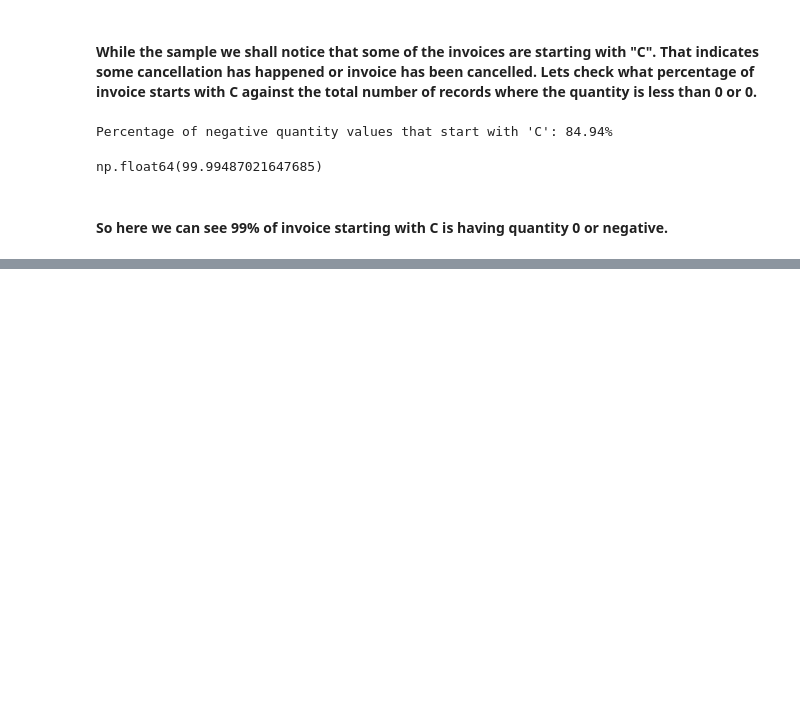
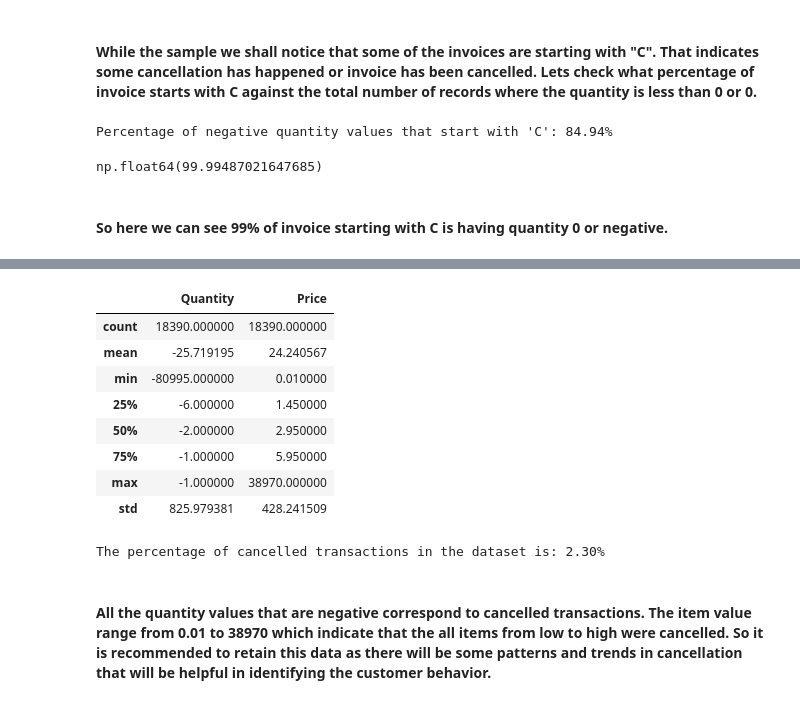
Before and after one commit to SahilLASKAR13/customer-segmentation-retention-analysis, a Jupyter notebook: notebook/CSRA.ipynb, the cells around one changed output, grey strips where cells are left out. Drawn from its saved outputs; the diff is of its cells as text; code cells hidden in the pictures; blank space fills up the shorter version.

```diff
--- a/notebook/CSRA.ipynb
+++ b/notebook/CSRA.ipynb
@@ -492,0 +589,21 @@ np.float64(99.99487021647685)
+# %%
+df['Transaction_Status'] = np.where(df['Invoice'].astype(str).str.startswith('C'), 'Cancelled', 'Completed')
+cancelled_transactions = df[df['Transaction_Status'] == 'Cancelled']
+cancelled_transactions.describe().drop(['Customer ID','InvoiceDate','Year'], axis=1)
+# %% [output]
+|  | Quantity | Price |
+| count | 18390.000000 | 18390.000000 |
+| mean | -25.719195 | 24.240567 |
+| min | -80995.000000 | 0.010000 |
+| 25% | -6.000000 | 1.450000 |
+| 50% | -2.000000 | 2.950000 |
+| 75% | -1.000000 | 5.950000 |
+| max | -1.000000 | 38970.000000 |
+| std | 825.979381 | 428.241509 |
+# %%
+cancelled_percentage = (cancelled_transactions.shape[0] / df.shape[0]) * 100
+print(f"The percentage of cancelled transactions in the dataset is: {cancelled_percentage:.2f}%")
+# %% [output]
+The percentage of cancelled transactions in the dataset is: 2.30%
+# %% [markdown]
+#### All the quantity values that are negative correspond to cancelled transactions. The item value range from 0.01 to 38970 which indicate that the all items from low to high were cancelled. So it is recommended to retain this data as there will be some patterns and trends in cancellation that will be helpful in identifying the customer behavior.
```
Also changed, not shown: parts of 18 cells of this notebook.
